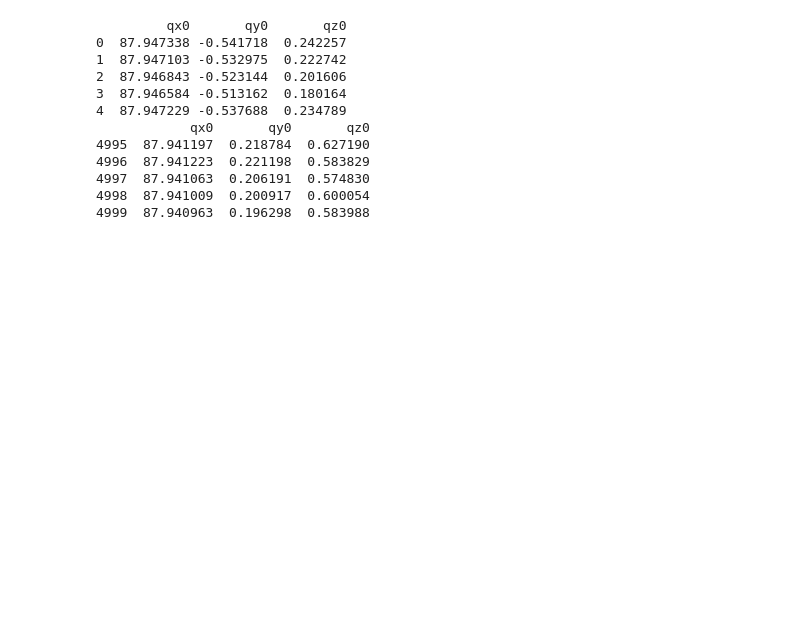
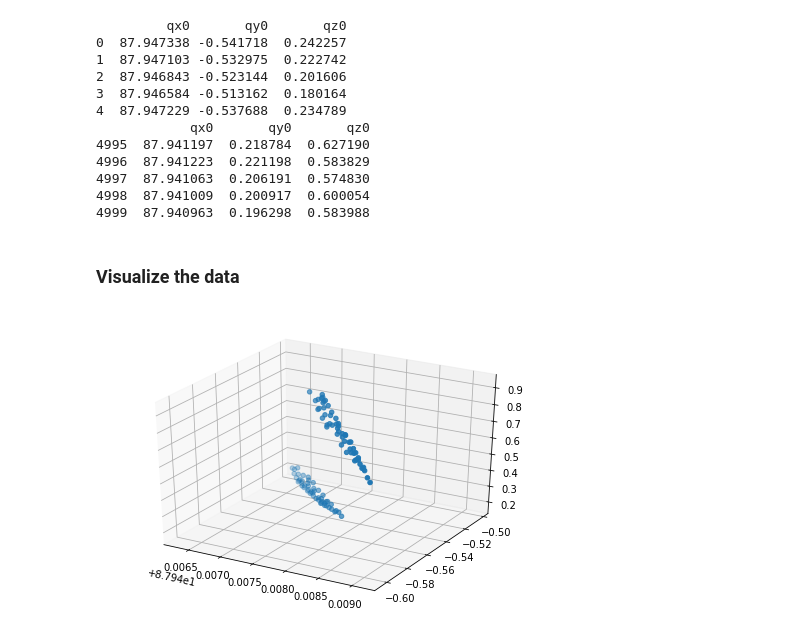
Before and after one commit to kromerh/phd_python, a Jupyter notebook: 03_COMSOL/03_BeamOptics/07.electrons/07.electrons.releaseFromGridToCOMSOL.ipynb, the cells around one changed output. Cells and saved outputs as stored; diff of their text form; code cells hidden in the pictures; blank space fills up the shorter version.

```diff
--- a/03_COMSOL/03_BeamOptics/07.electrons/07.electrons.releaseFromGridToCOMSOL.ipynb
+++ b/03_COMSOL/03_BeamOptics/07.electrons/07.electrons.releaseFromGridToCOMSOL.ipynb
@@ -201,3 +201,22 @@ df_cpt.to_csv(file_export, index=False, sep=' ', header=None)
 4997  87.941063  0.206191  0.574830
 4998  87.941009  0.200917  0.600054
 4999  87.940963  0.196298  0.583988
+# %% [markdown]
+### Visualize the data
+# %%
+df_cpt = df_cpt.loc[0:100, :]
+from matplotlib import pyplot
+from mpl_toolkits.mplot3d import Axes3D
+
+
+fig = pyplot.figure()
+ax = Axes3D(fig)
+
+x = df_cpt['qx0']
+y = df_cpt['qy0']
+z = df_cpt['qz0']
+
+ax.scatter(x, y, z)
+pyplot.show()
+# %% [output]
+[figure, added]
```
Also changed, not shown: 4 other files.
